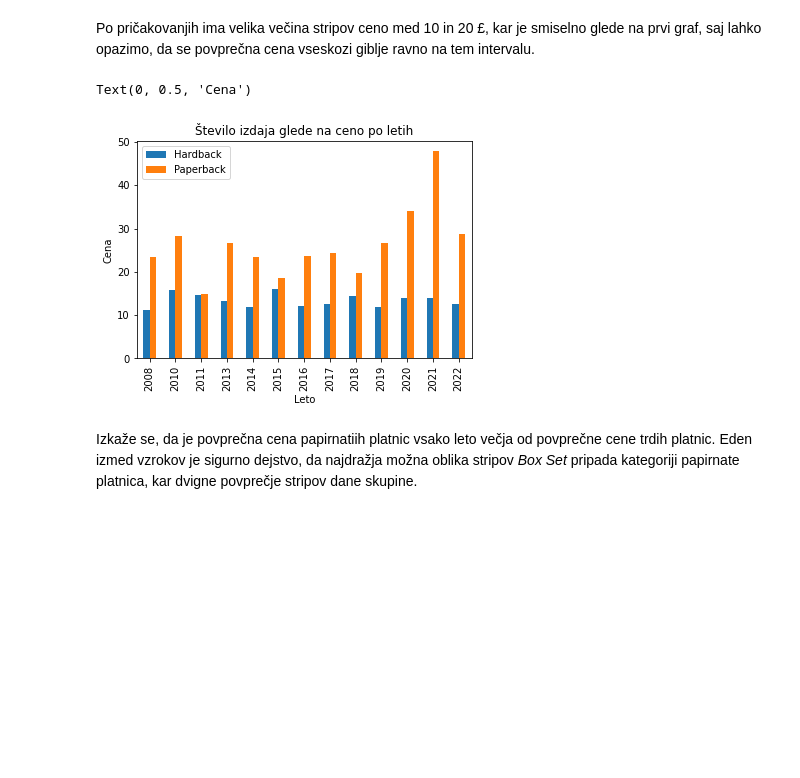
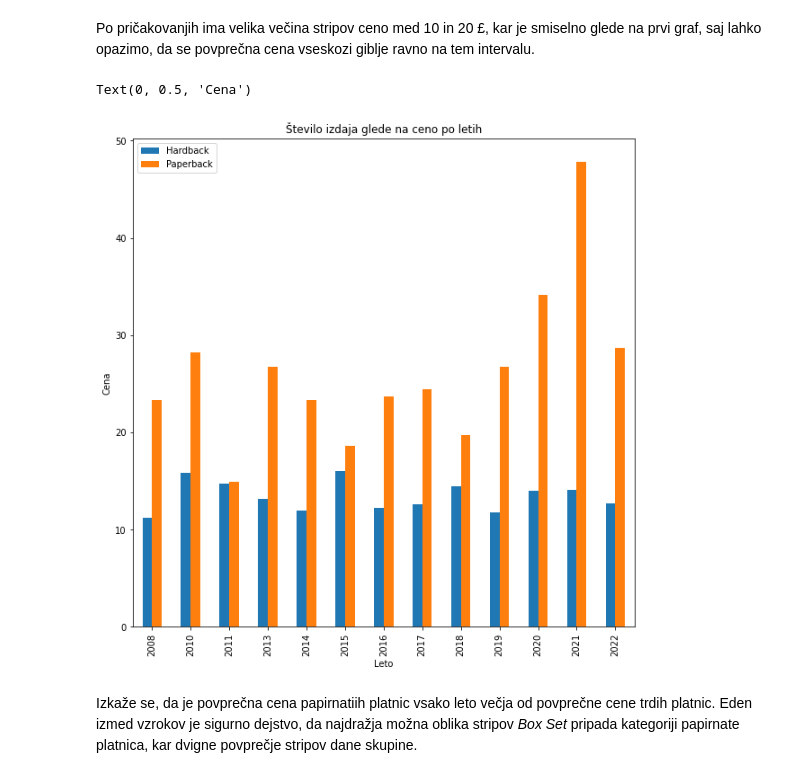
Before and after one commit to IanLampic/prog1-analiza-stripov, a Jupyter notebook: analiza_podaktov.ipynb, the cells around one changed output. Drawn from its saved outputs; the diff is of its cells as text; code cells hidden in the pictures; blank space fills up the shorter version.

```diff
--- a/analiza_podaktov.ipynb
+++ b/analiza_podaktov.ipynb
@@ -237,22 +236,22 @@ Po pričakovanjih ima velika večina stripov ceno med 10 in 20 £, kar je smisel
 # %%
 stripi_trda_platnica = stripi_s_ceno[stripi_s_ceno.format == "Hardback"]
 stripi_trda_platnica_povprecje = stripi_trda_platnica.groupby("leto").sedanja_cena.mean()
 
 stripi_papirnata_platnica = stripi_s_ceno[stripi_s_ceno.format == "Paperback"]
 stripi_papirnata_platnica_povprecje = stripi_papirnata_platnica.groupby("leto").sedanja_cena.mean()
 
 platnica_skupaj = pd.merge(stripi_papirnata_platnica_povprecje, stripi_trda_platnica_povprecje, left_on="leto", right_on="leto")
 
 platnica_skupaj.rename(columns = {'sedanja_cena_x':'Hardback'}, inplace = True)
 platnica_skupaj.rename(columns = {'sedanja_cena_y':'Paperback'}, inplace = True)
 
-platnica_skupaj.plot.bar()
+platnica_skupaj.plot.bar(figsize=(10, 10))
 plt.title('Število izdaja glede na ceno po letih')
 plt.xlabel('Leto')
 plt.ylabel('Cena')
 # %% [output]
 Text(0, 0.5, 'Cena')
-[figure, old version]
+[figure, new version]
 # %% [markdown]
 Izkaže se, da je povprečna cena papirnatiih platnic vsako leto večja od povprečne cene trdih platnic. Eden izmed vzrokov je sigurno dejstvo, da najdražja možna oblika stripov *Box Set* pripada kategoriji papirnate platnica, kar dvigne povprečje stripov dane skupine.
 # %%
```
Also changed, not shown: parts of 17 cells of this notebook.
